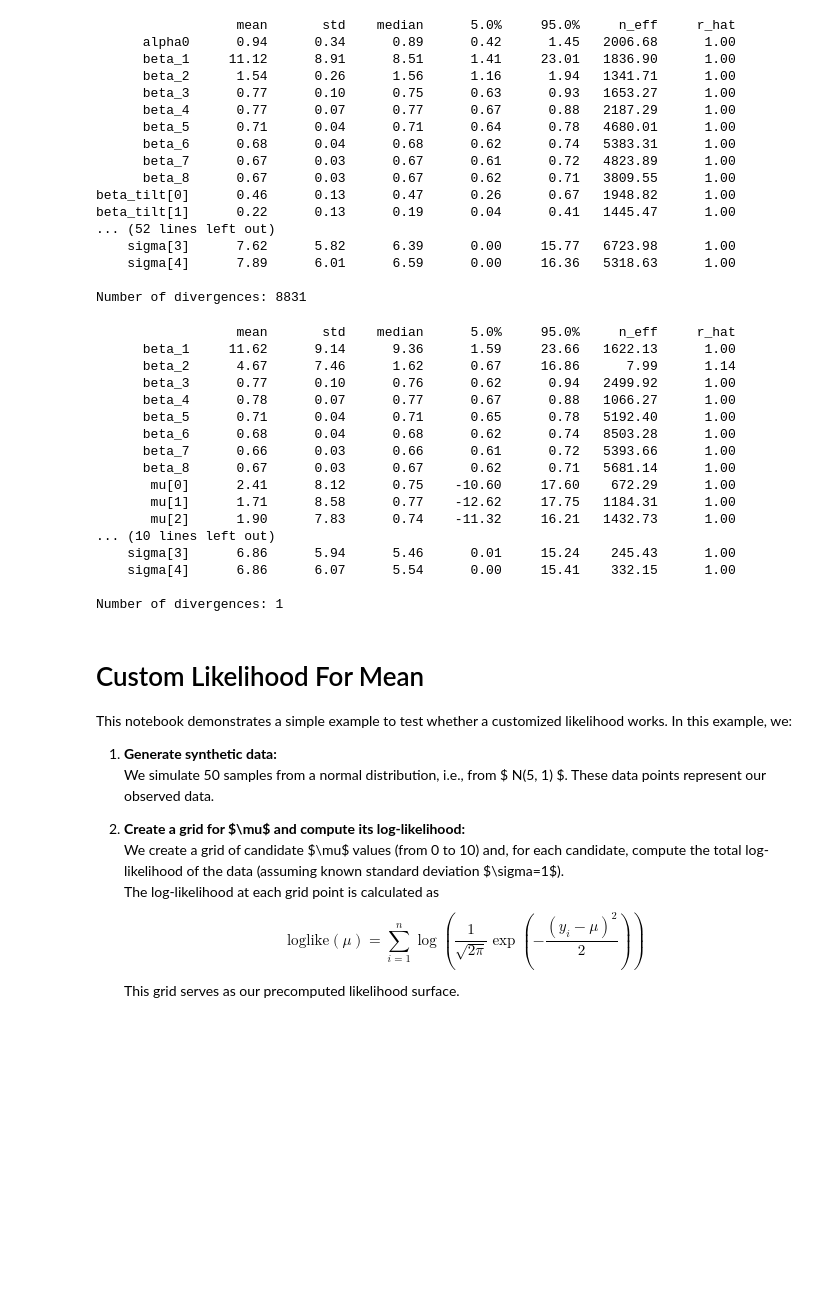
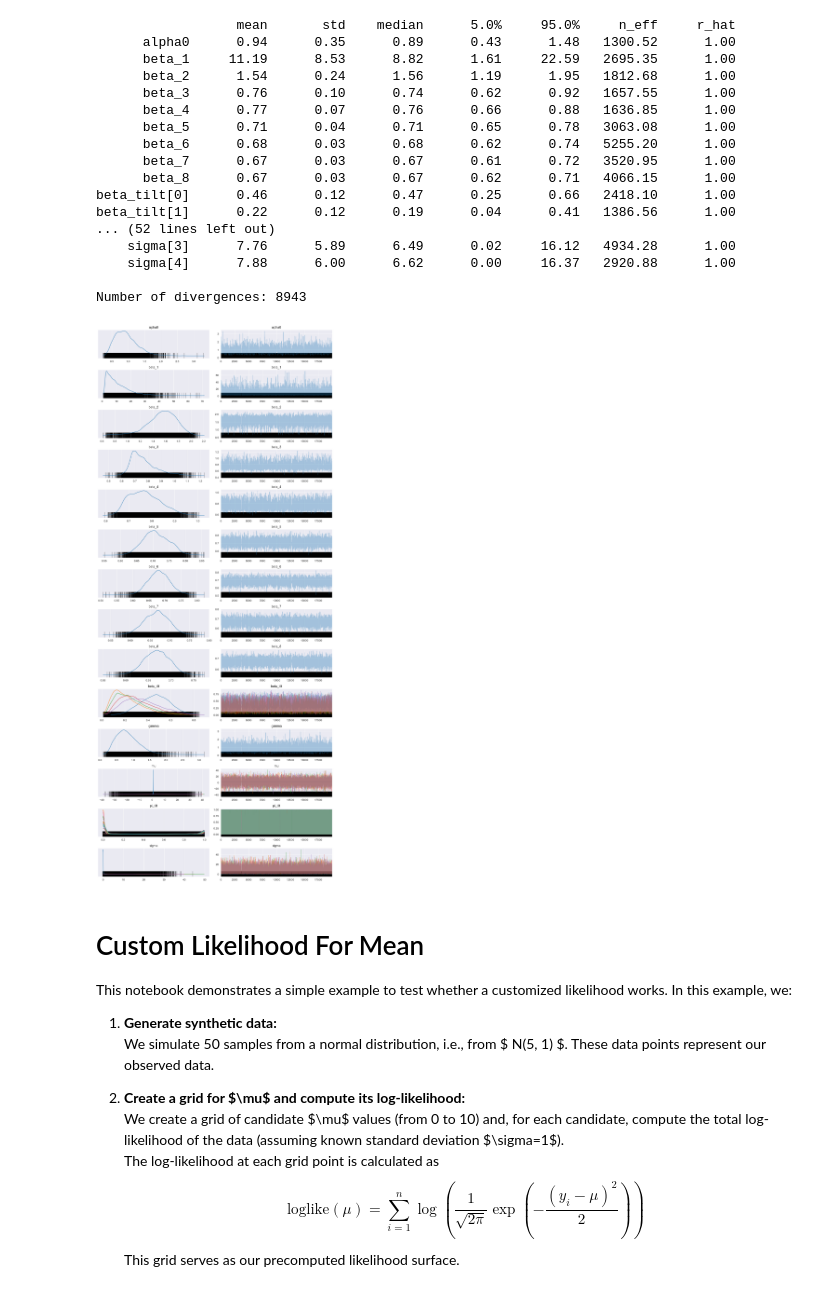
Before and after one commit to Kumachar/ResearchExamples, a Jupyter notebook: NumpyroEamples.ipynb, the cells around one changed output. Cells and saved outputs as stored; diff of their text form; code cells hidden in the pictures; blank space fills up the shorter version.

Commit message:
Add trace plot for experiments

```diff
--- a/NumpyroEamples.ipynb
+++ b/NumpyroEamples.ipynb
@@ -6,6 +6,8 @@ import pandas as pd
 import numpyro
 import numpyro.distributions as dist
 from numpyro.infer import MCMC, NUTS
+import arviz as az
+import matplotlib.pyplot as plt
 
 data = pd.read_csv("profileLikelihoods_NCs_long.csv")
 
@@ -97,47 +99,55 @@ def HDP_model(source_outcome_data, num_outcomes_dict, N_sources, k, data_point_m
         grid_max = jnp.max(outcome_data_list[-1][:, 0])
         beta_clipped = jnp.clip(beta_s, grid_min, grid_max)
 
         # Add the custom log-likelihood as an extra factor.
         # This factor effectively incorporates your posterior likelihood.
         ll = custom_loglike(beta_clipped, outcome_data_list)
         numpyro.factor(f"loglike_{s}", ll)
 
 # -------------------------
 # Inference
 # -------------------------
 # Create a PRNG key
 rng_key = random.PRNGKey(0)
 data_point_mean = data["point"].mean()
 k = 5  # Number of mixture components
 
 # Set up and run MCMC using the NUTS sampler.
 nuts_kernel = NUTS(HDP_model)
 mcmc = MCMC(nuts_kernel, num_warmup=5000, num_samples=20000)
 mcmc.run(rng_key,
          source_outcome_data=source_outcome_data,
          num_outcomes_dict=num_outcomes_dict,
          N_sources=N_sources,
          k=k,
          data_point_mean=data_point_mean)
 mcmc.print_summary()
+
+idata = az.from_numpyro(mcmc)
+
+# Plot the trace plots for all parameters.
+az.plot_trace(idata)
+plt.tight_layout()
+plt.show()
 # %% [output]
                   mean       std    median      5.0%     95.0%     n_eff     r_hat
-      alpha0      0.94      0.34      0.89      0.42      1.45   2006.68      1.00
-      beta_1     11.12      8.91      8.51      1.41     23.01   1836.90      1.00
-      beta_2      1.54      0.26      1.56      1.16      1.94   1341.71      1.00
-      beta_3      0.77      0.10      0.75      0.63      0.93   1653.27      1.00
-      beta_4      0.77      0.07      0.77      0.67      0.88   2187.29      1.00
-      beta_5      0.71      0.04      0.71      0.64      0.78   4680.01      1.00
-      beta_6      0.68      0.04      0.68      0.62      0.74   5383.31      1.00
-      beta_7      0.67      0.03      0.67      0.61      0.72   4823.89      1.00
-      beta_8      0.67      0.03      0.67      0.62      0.71   3809.55      1.00
-beta_tilt[0]      0.46      0.13      0.47      0.26      0.67   1948.82      1.00
-beta_tilt[1]      0.22      0.13      0.19      0.04      0.41   1445.47      1.00
+      alpha0      0.94      0.35      0.89      0.43      1.48   1300.52      1.00
+      beta_1     11.19      8.53      8.82      1.61     22.59   2695.35      1.00
+      beta_2      1.54      0.24      1.56      1.19      1.95   1812.68      1.00
+      beta_3      0.76      0.10      0.74      0.62      0.92   1657.55      1.00
+      beta_4      0.77      0.07      0.76      0.66      0.88   1636.85      1.00
+      beta_5      0.71      0.04      0.71      0.65      0.78   3063.08      1.00
+      beta_6      0.68      0.03      0.68      0.62      0.74   5255.20      1.00
+      beta_7      0.67      0.03      0.67      0.61      0.72   3520.95      1.00
+      beta_8      0.67      0.03      0.67      0.62      0.71   4066.15      1.00
+beta_tilt[0]      0.46      0.12      0.47      0.25      0.66   2418.10      1.00
+beta_tilt[1]      0.22      0.12      0.19      0.04      0.41   1386.56      1.00
 ... (52 lines left out)
-    sigma[3]      7.62      5.82      6.39      0.00     15.77   6723.98      1.00
-    sigma[4]      7.89      6.01      6.59      0.00     16.36   5318.63      1.00
+    sigma[3]      7.76      5.89      6.49      0.02     16.12   4934.28      1.00
+    sigma[4]      7.88      6.00      6.62      0.00     16.37   2920.88      1.00
 
-Number of divergences: 8831
+Number of divergences: 8943
+[figure, added]
 # %%
 import jax
 import jax.numpy as jnp
@@ -231,32 +241,21 @@ k = 5  # Number of mixture components
 
 # Set up and run MCMC using the NUTS sampler.
 nuts_kernel = NUTS(HDP_model)
-mcmc = MCMC(nuts_kernel, num_warmup=5000, num_samples=20000)
-mcmc.run(rng_key,
+mcmc2 = MCMC(nuts_kernel, num_warmup=5000, num_samples=20000)
+mcmc2.run(rng_key,
          source_outcome_data=source_outcome_data,
          num_outcomes_dict=num_outcomes_dict,
          N_sources=N_sources,
          k=k,
          data_point_mean=data_point_mean)
-mcmc.print_summary()
+mcmc2.print_summary()
+
+idata2 = az.from_numpyro(mcmc)
+
+# Plot the trace plots for all parameters.
+az.plot_trace(idata2)
+plt.tight_layout()
+plt.show()
-# %% [output]
-                  mean       std    median      5.0%     95.0%     n_eff     r_hat
-      beta_1     11.62      9.14      9.36      1.59     23.66   1622.13      1.00
-      beta_2      4.67      7.46      1.62      0.67     16.86      7.99      1.14
-      beta_3      0.77      0.10      0.76      0.62      0.94   2499.92      1.00
-      beta_4      0.78      0.07      0.77      0.67      0.88   1066.27      1.00
-      beta_5      0.71      0.04      0.71      0.65      0.78   5192.40      1.00
-      beta_6      0.68      0.04      0.68      0.62      0.74   8503.28      1.00
-      beta_7      0.66      0.03      0.66      0.61      0.72   5393.66      1.00
-      beta_8      0.67      0.03      0.67      0.62      0.71   5681.14      1.00
-       mu[0]      2.41      8.12      0.75    -10.60     17.60    672.29      1.00
-       mu[1]      1.71      8.58      0.77    -12.62     17.75   1184.31      1.00
-       mu[2]      1.90      7.83      0.74    -11.32     16.21   1432.73      1.00
-... (10 lines left out)
-    sigma[3]      6.86      5.94      5.46      0.01     15.24    245.43      1.00
-    sigma[4]      6.86      6.07      5.54      0.00     15.41    332.15      1.00
-
-Number of divergences: 1
 # %% [markdown]
 # Custom Likelihood For Mean
 
```
